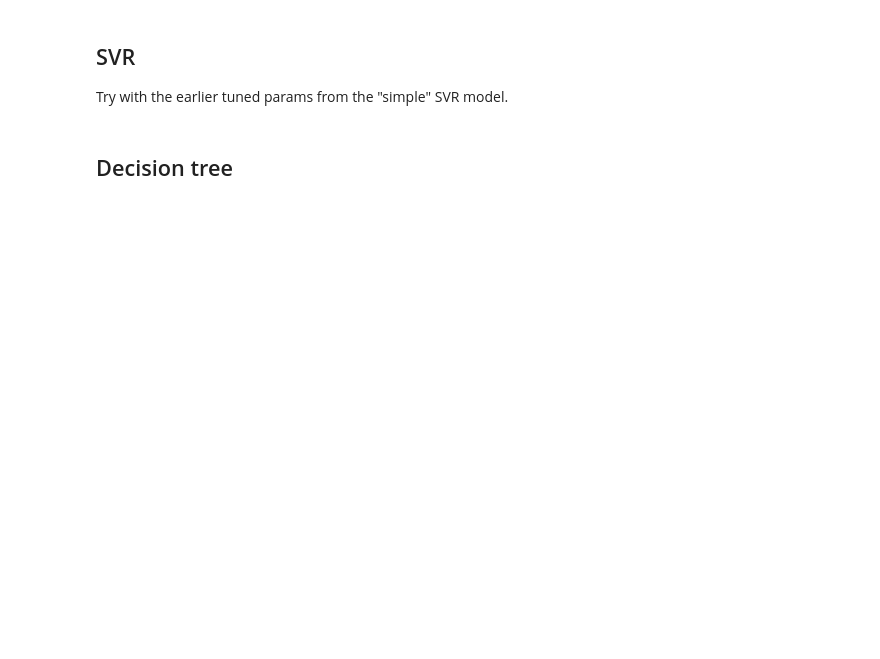
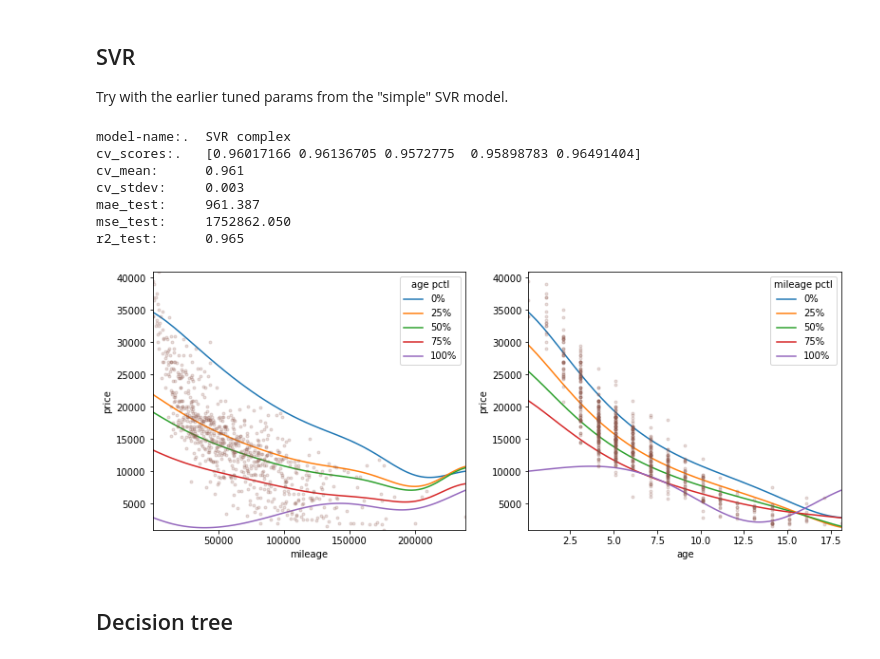
Before and after one commit to adin786/autotrader-analysis, a Jupyter notebook: autotrader_analysis.ipynb, the cells around one changed output. Cells and saved outputs as stored; diff of their text form; code cells hidden in the pictures; blank space fills up the shorter version.

```diff
--- a/autotrader_analysis.ipynb
+++ b/autotrader_analysis.ipynb
@@ -1318,6 +1400,16 @@ svr2 = Pipeline([('preprocessor', preprocessor),
                  ('reg', SVR(C=100000, gamma=0.01))])
 # %%
 eval_dict = evaluate_complex(svr2,'SVR complex');
+saveplot('svr')
+# %% [output]
+model-name:.  SVR complex
+cv_scores:.   [0.96017166 0.96136705 0.9572775  0.95898783 0.96491404]
+cv_mean:      0.961
+cv_stdev:     0.003
+mae_test:     961.387
+mse_test:     1752862.050
+r2_test:      0.965
+[figure, added]
 # %%
 df_eval = df_eval.append(eval_dict,ignore_index=True)
 # %% [markdown]
```
Also changed, not shown: parts of 34 cells of this notebook.
